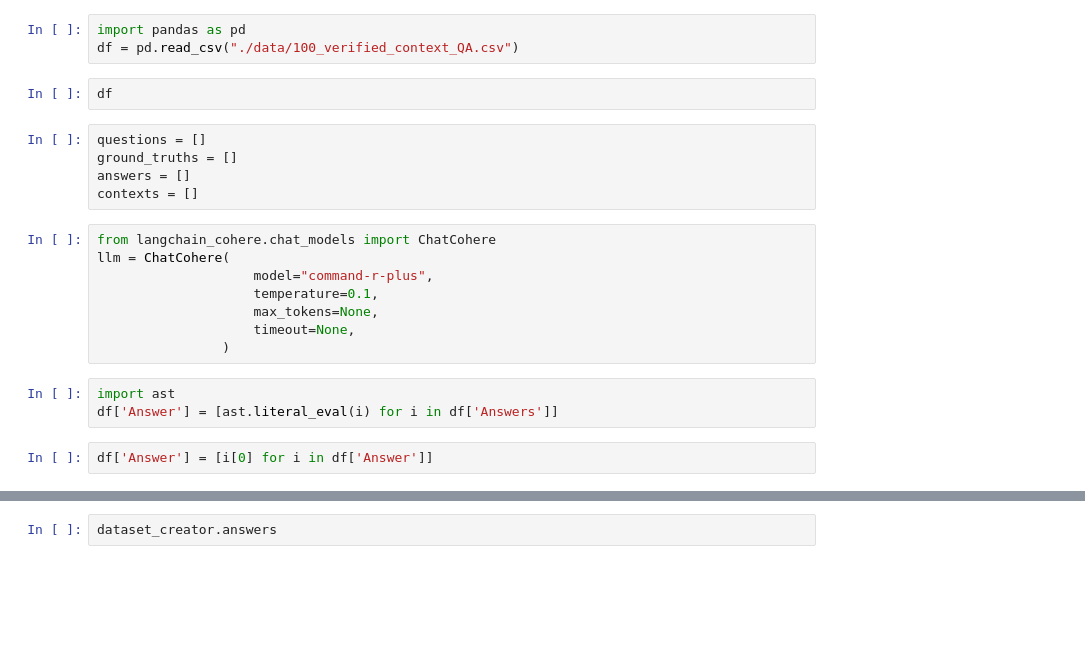
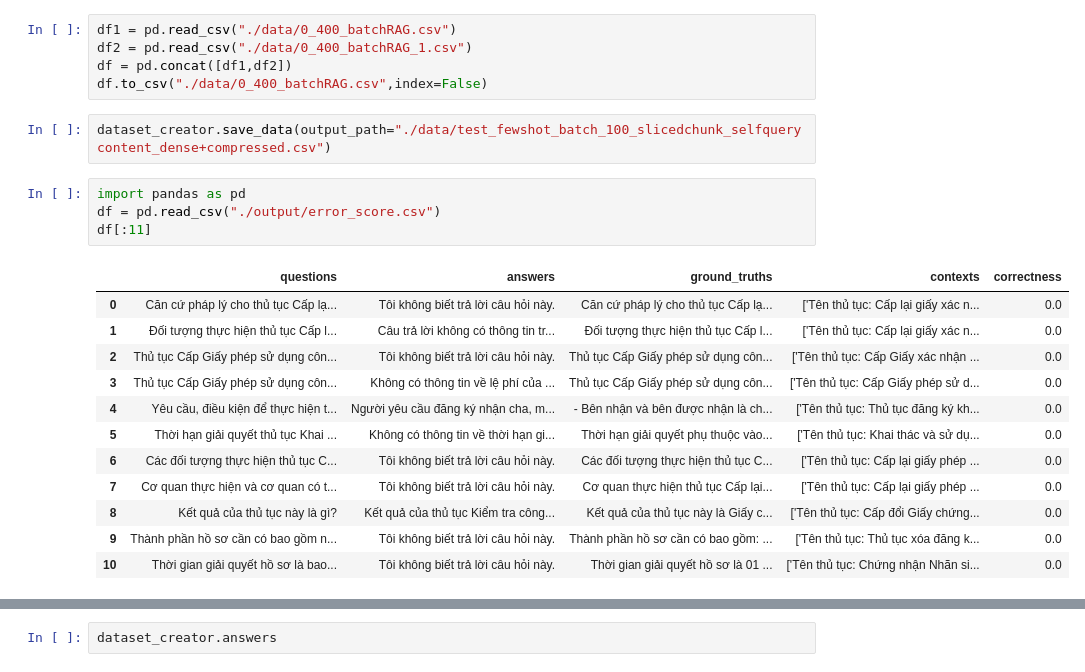
Before and after one commit to C-zu/RAG4PublicSector, a Jupyter notebook: jupyter_files/createtestset.ipynb, the cells around one changed output, grey strips where cells are left out. Drawn from its saved outputs; the diff is of its cells as text; blank space fills up the shorter version.

Commit message:
actual outputs generation for evaluating

```diff
--- a/jupyter_files/createtestset.ipynb
+++ b/jupyter_files/createtestset.ipynb
@@ -5,23 +179,24 @@ import time
+# %%
+df1 = pd.read_csv("./data/0_400_batchRAG.csv")
+df2 = pd.read_csv("./data/0_400_batchRAG_1.csv")
+df = pd.concat([df1,df2])
+df.to_csv("./data/0_400_batchRAG.csv",index=False)
+# %%
+dataset_creator.save_data(output_path="./data/test_fewshot_batch_100_slicedchunk_selfquerycontent_dense+compressed.csv")
 # %%
 import pandas as pd
-df = pd.read_csv("./data/100_verified_context_QA.csv")
+df = pd.read_csv("./output/error_score.csv")
+df[:11]
+# %% [output]
+|  | questions | answers | ground_truths | contexts | correctness |
+| 0 | Căn cứ pháp lý cho thủ tục Cấp lạ... | Tôi không biết trả lời câu hỏi này. | Căn cứ pháp lý cho thủ tục Cấp lạ... | ['Tên thủ tục: Cấp lại giấy xác n... | 0.0 |
+| 1 | Đối tượng thực hiện thủ tục Cấp l... | Câu trả lời không có thông tin tr... | Đối tượng thực hiện thủ tục Cấp l... | ['Tên thủ tục: Cấp lại giấy xác n... | 0.0 |
+| 2 | Thủ tục Cấp Giấy phép sử dụng côn... | Tôi không biết trả lời câu hỏi này. | Thủ tục Cấp Giấy phép sử dụng côn... | ['Tên thủ tục: Cấp Giấy xác nhận ... | 0.0 |
+| 3 | Thủ tục Cấp Giấy phép sử dụng côn... | Không có thông tin về lệ phí của ... | Thủ tục Cấp Giấy phép sử dụng côn... | ['Tên thủ tục: Cấp Giấy phép sử d... | 0.0 |
+| 4 | Yêu cầu, điều kiện để thực hiện t... | Người yêu cầu đăng ký nhận cha, m... | - Bên nhận và bên được nhận là ch... | ['Tên thủ tục: Thủ tục đăng ký kh... | 0.0 |
+| 5 | Thời hạn giải quyết thủ tục Khai ... | Không có thông tin về thời hạn gi... | Thời hạn giải quyết phụ thuộc vào... | ['Tên thủ tục: Khai thác và sử dụ... | 0.0 |
+| 6 | Các đối tượng thực hiện thủ tục C... | Tôi không biết trả lời câu hỏi này. | Các đối tượng thực hiện thủ tục C... | ['Tên thủ tục: Cấp lại giấy phép ... | 0.0 |
+| 7 | Cơ quan thực hiện và cơ quan có t... | Tôi không biết trả lời câu hỏi này. | Cơ quan thực hiện thủ tục Cấp lại... | ['Tên thủ tục: Cấp lại giấy phép ... | 0.0 |
+| 8 | Kết quả của thủ tục này là gì? | Kết quả của thủ tục Kiểm tra công... | Kết quả của thủ tục này là Giấy c... | ['Tên thủ tục: Cấp đổi Giấy chứng... | 0.0 |
+| 9 | Thành phần hồ sơ cần có bao gồm n... | Tôi không biết trả lời câu hỏi này. | Thành phần hồ sơ cần có bao gồm: ... | ['Tên thủ tục: Thủ tục xóa đăng k... | 0.0 |
+| 10 | Thời gian giải quyết hồ sơ là bao... | Tôi không biết trả lời câu hỏi này. | Thời gian giải quyết hồ sơ là 01 ... | ['Tên thủ tục: Chứng nhận Nhãn si... | 0.0 |
-# %%
-df
-# %%
-questions = []
-ground_truths = []
-answers = []
-contexts = []
-# %%
-from langchain_cohere.chat_models import ChatCohere
-llm = ChatCohere(
-                    model="command-r-plus",
-                    temperature=0.1,
-                    max_tokens=None,
-                    timeout=None,
-                )
-# %%
-import ast
-df['Answer'] = [ast.literal_eval(i) for i in df['Answers']]
-# %%
-df['Answer'] = [i[0] for i in df['Answer']]
```
Also changed, not shown: parts of 17 cells of this notebook.
